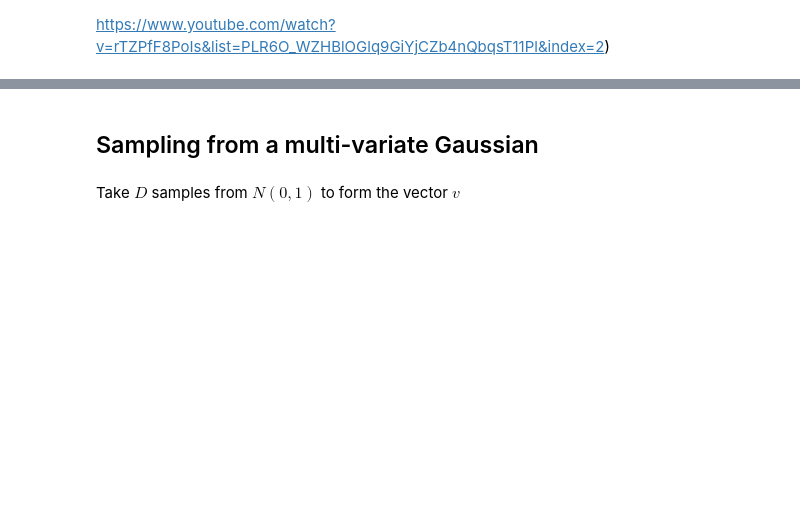
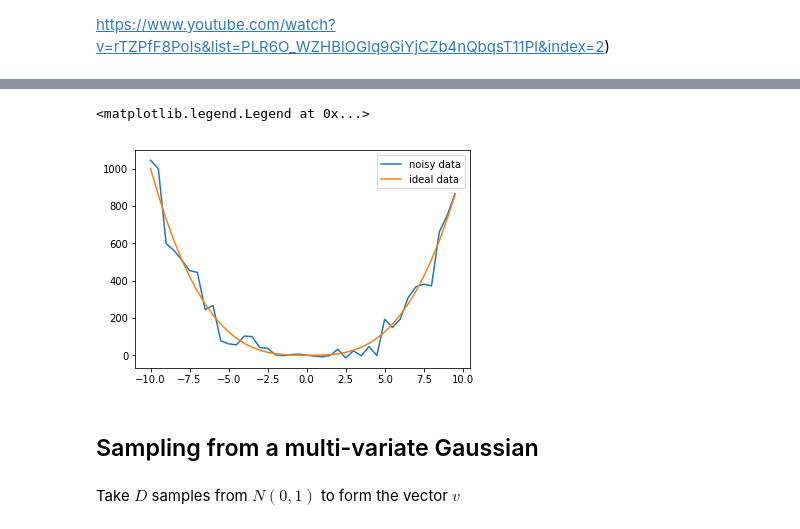
Before and after one commit to darkmatter08/cool_ml_cv, a Jupyter notebook: GaussianProcess_scratch.ipynb, the cells around one changed output, grey strips where cells are left out. Cells and saved outputs as stored; diff of their text form; code cells hidden in the pictures; blank space fills up the shorter version.

Commit message:
completed noise free inference case

```diff
--- a/GaussianProcess_scratch.ipynb
+++ b/GaussianProcess_scratch.ipynb
@@ -37,0 +42,8 @@ import matplotlib.pyplot as plt
+# %%
+def f(x, noise=True):
+    return np.abs(x**3) + (np.random.normal() * x * 10 if noise else 0)
+
+x_train = np.arange(-10, 10, 0.5)
+y_train = np.array([f(i) for i in x])
+y_ideal = np.array([f(i, noise=False) for i in x])
+list(zip(x_train, y_train))
@@ -38,3 +68,10 @@ import matplotlib.pyplot as plt
+# %%
+plt.plot(x_train, y_train, label='noisy data')
+plt.plot(x_train, y_ideal, label='ideal data')
+plt.legend()
+# %% [output]
+<matplotlib.legend.Legend at 0x...>
+[figure, added]
 # %% [markdown]
 ## Sampling from a multi-variate Gaussian
 # %% [markdown]
```
Also changed, not shown: parts of 33 cells of this notebook.
